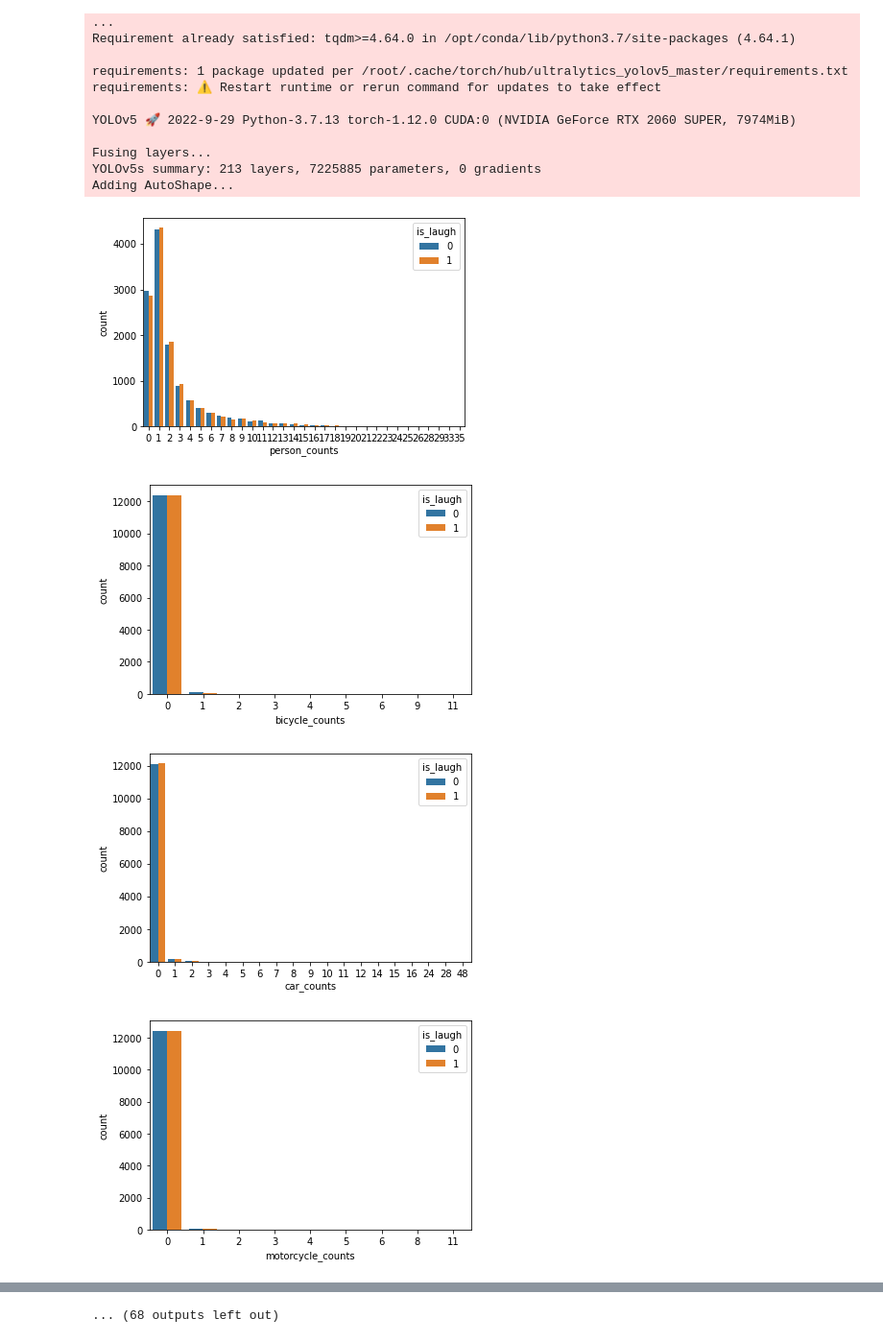
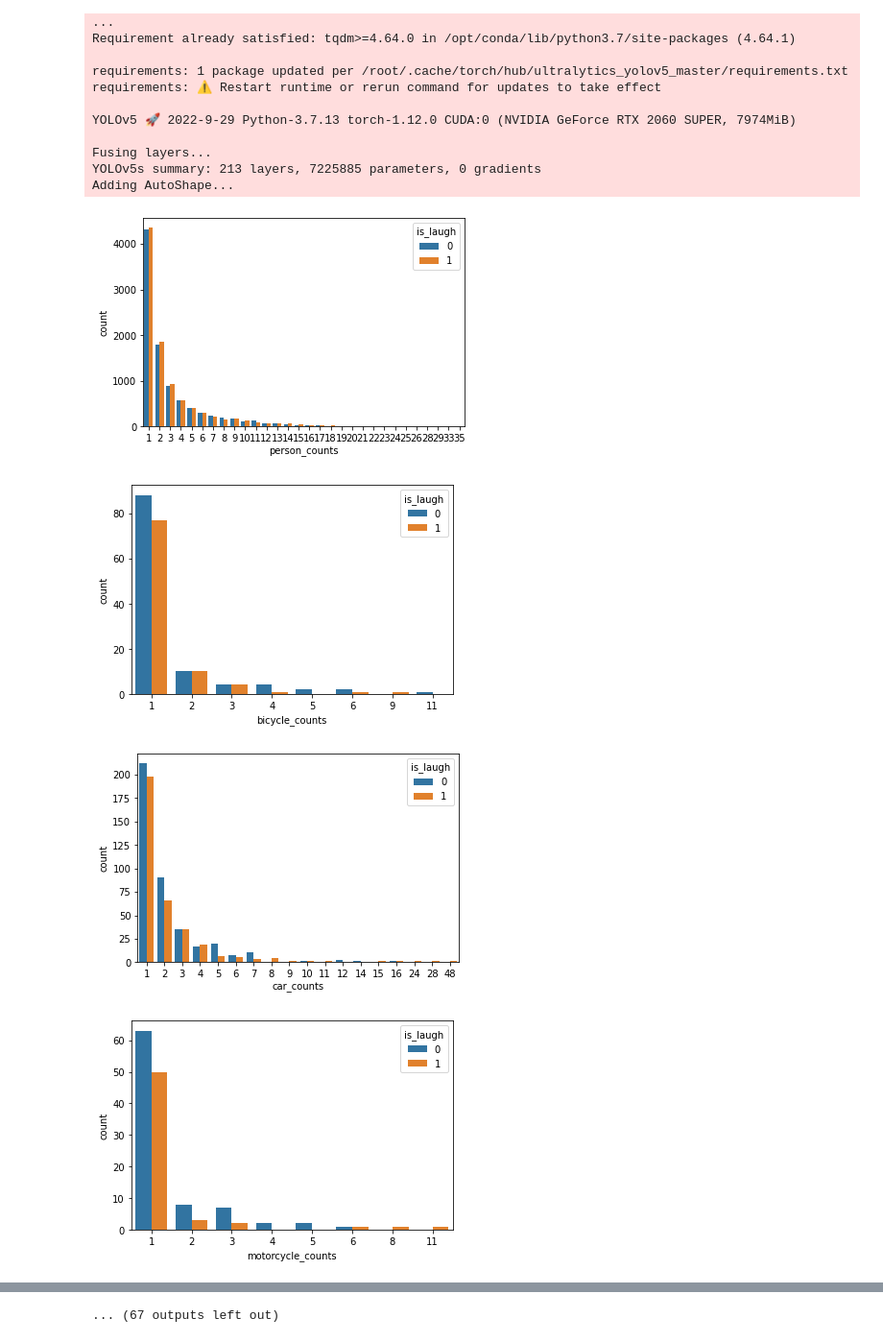
Before and after one commit to ryota0051/boke-ai, a Jupyter notebook: notebooks/2.1 extract_feature.ipynb, the cells around one changed output, grey strips where cells are left out. Shown at 96% size. Saved outputs shown, nothing was run; the diff lists cells and outputs as text; code cells hidden in the pictures.

```diff
--- a/notebooks/2.1 extract_feature.ipynb
+++ b/notebooks/2.1 extract_feature.ipynb
@@ -642,14 +569,15 @@ Adding AutoShape...
 # %%
 train_od_df = pd.read_csv('../dataset/processed/train_od_counts.csv')
 plot_df = train_od_df.copy()
 plot_df['is_laugh'] = train_df['is_laugh']
 hur = 'is_laugh'
 x_col_list = plot_df.drop(columns=['is_laugh', 'id']).columns.to_list()
 for x in x_col_list:
-    sns.countplot(data=plot_df, x=x, hue='is_laugh')
+    target_df = plot_df[plot_df[x] != 0]
+    sns.countplot(data=target_df, x=x, hue='is_laugh')
     plt.show()
 # %% [output]
-[figure, old version]
+[figure, new version]
-[figure, old version]
+[figure, new version]
-[figure, old version]
+[figure, new version]
-[figure, old version]
+[figure, new version]
@@ -664 +592 @@ for x in x_col_list:
-... (68 outputs left out)
+... (67 outputs left out)
```
Also changed, not shown: parts of 7 cells of this notebook.
